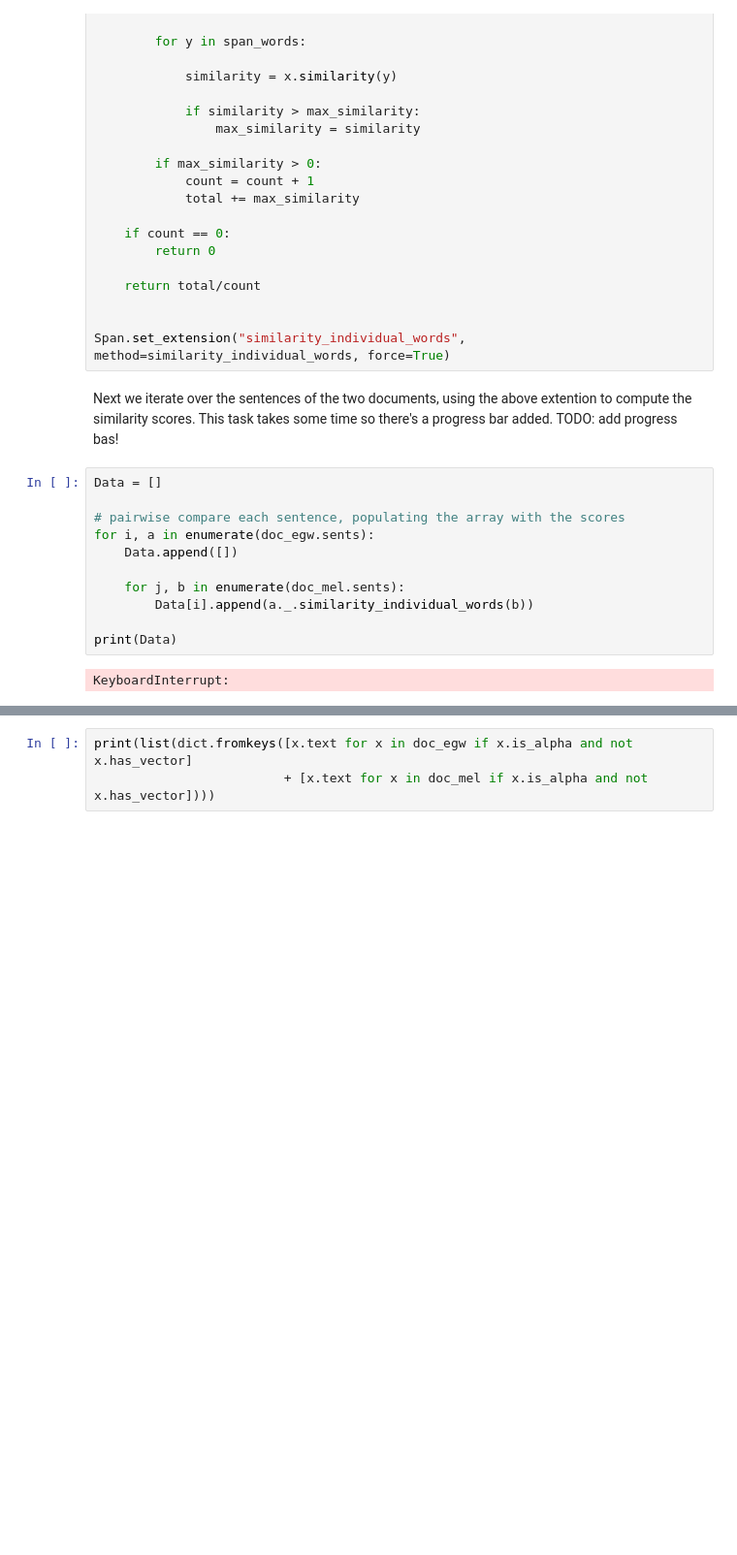
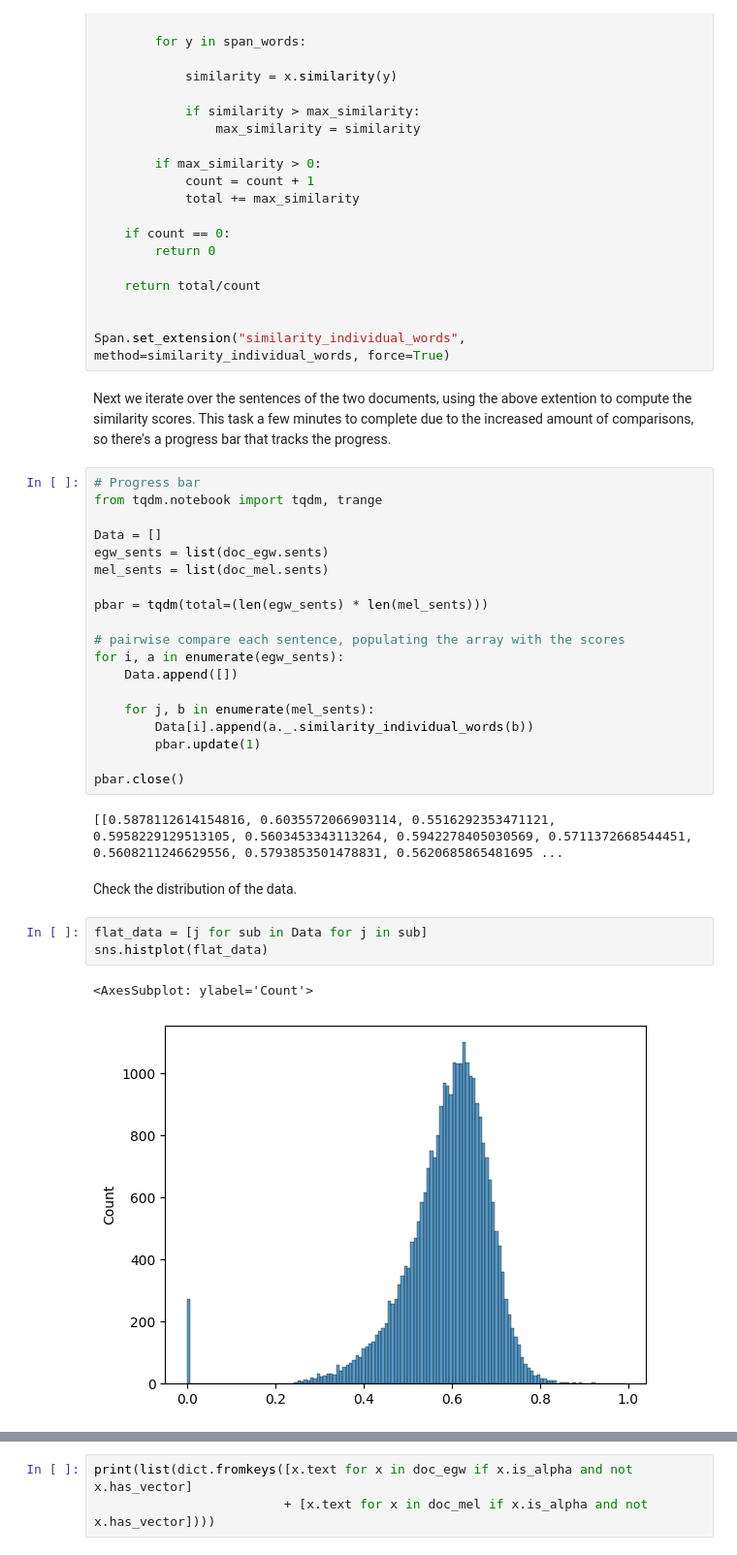
Before and after one commit to mathventist/egw_jupyter, a Jupyter notebook: duplicates.ipynb, the cells around one changed output, grey strips where cells are left out. Shown at 97% size. Saved outputs shown, nothing was run; the diff lists cells and outputs as text; blank space fills up the shorter version.

Commit message:
Added plots

```diff
--- a/duplicates.ipynb
+++ b/duplicates.ipynb
@@ -124,17 +125,33 @@ def similarity_individual_words(self, span):
 
 Span.set_extension("similarity_individual_words", method=similarity_individual_words, force=True)
 # %% [markdown]
-Next we iterate over the sentences of the two documents, using the above extention to compute the similarity scores. This task takes some time so there's a progress bar added. TODO: add progress bas!
+Next we iterate over the sentences of the two documents, using the above extention to compute the similarity scores. This task a few minutes to complete due to the increased amount of comparisons, so there's a progress bar that tracks the progress.
 # %%
+# Progress bar
+from tqdm.notebook import tqdm, trange
+
 Data = []
+egw_sents = list(doc_egw.sents)
+mel_sents = list(doc_mel.sents)
+
+pbar = tqdm(total=(len(egw_sents) * len(mel_sents)))
 
 # pairwise compare each sentence, populating the array with the scores
-for i, a in enumerate(doc_egw.sents):
+for i, a in enumerate(egw_sents):
     Data.append([])
 
-    for j, b in enumerate(doc_mel.sents):
+    for j, b in enumerate(mel_sents):
         Data[i].append(a._.similarity_individual_words(b))
+        pbar.update(1)
 
-print(Data)
+pbar.close()
 # %% [output]
-KeyboardInterrupt:
+[[0.5878112614154816, 0.6035572066903114, 0.5516292353471121, 0.5958229129513105, 0.5603453343113264, 0.5942278405030569, 0.5711372668544451, 0.5608211246629556, 0.5793853501478831, 0.5620685865481695 ...
+# %% [markdown]
+Check the distribution of the data.
+# %%
+flat_data = [j for sub in Data for j in sub]
+sns.histplot(flat_data)
+# %% [output]
+<AxesSubplot: ylabel='Count'>
+[figure, added]
```
Also changed, not shown: parts of 5 cells of this notebook.
